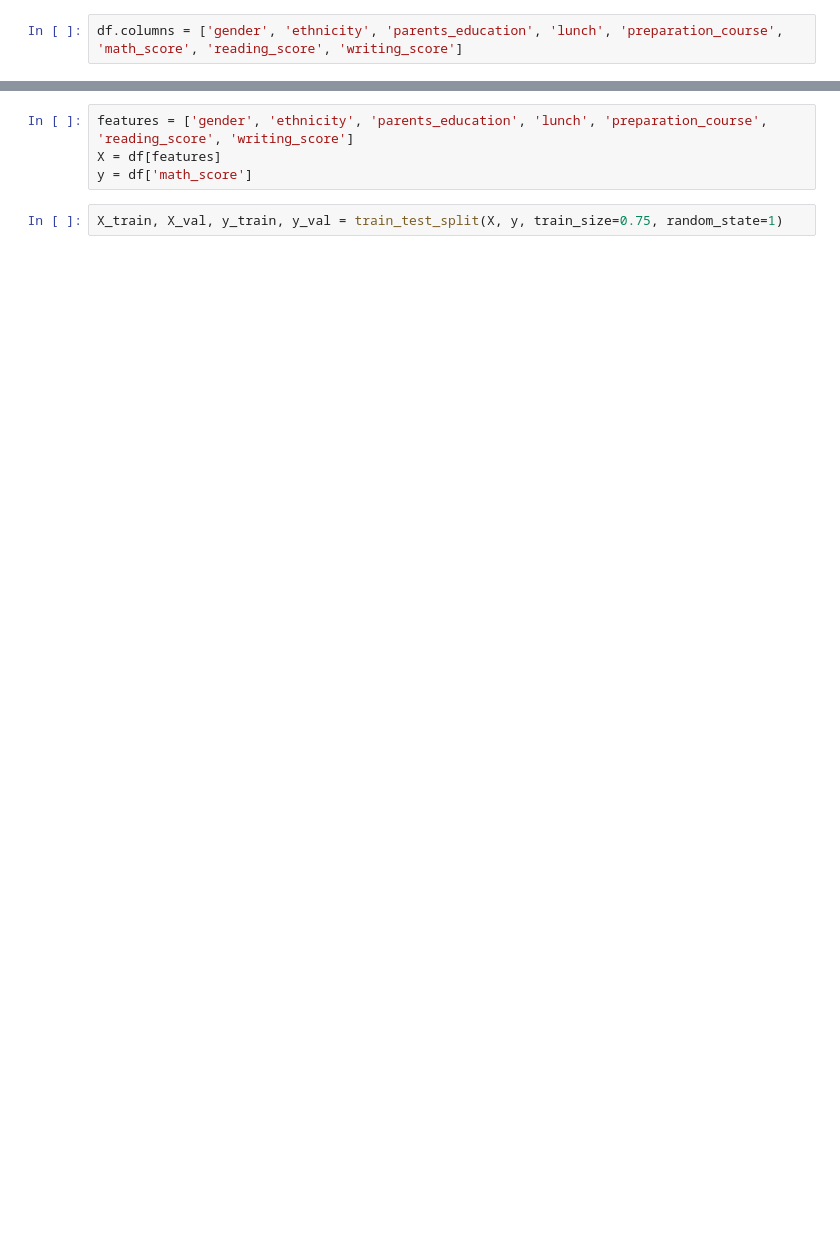
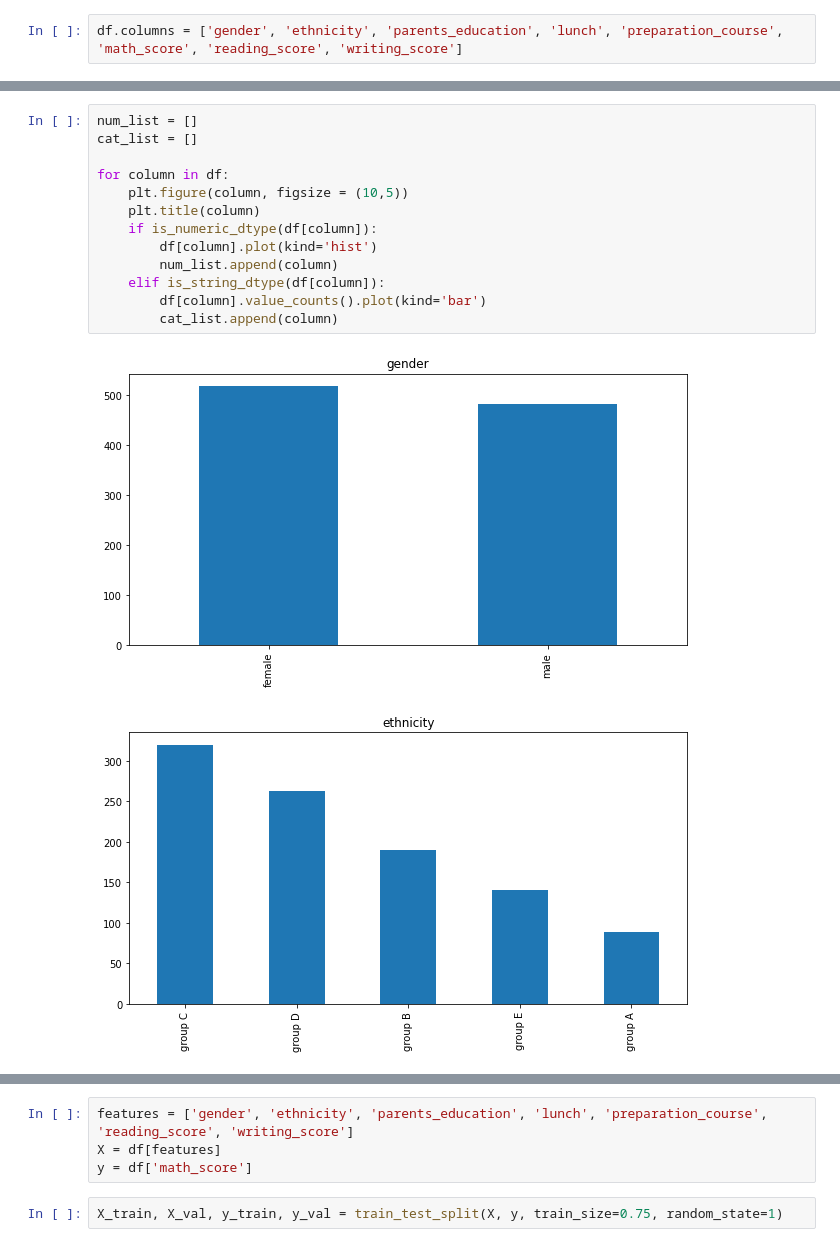
Before and after one commit to TuscanPy/data-science, a Jupyter notebook: Student Performance in Exams/studentperformance.ipynb, the cells around one changed output, grey strips where cells are left out. Cells and saved outputs as stored; diff of their text form; blank space fills up the shorter version.

Commit message:
Major update
Added visualizations, rewrote and cleaned up the code, added new models

```diff
--- a/Student Performance in Exams/studentperformance.ipynb
+++ b/Student Performance in Exams/studentperformance.ipynb
@@ -27,0 +80,16 @@ df
+# %%
+num_list = []
+cat_list = []
+
+for column in df:
+    plt.figure(column, figsize = (10,5))
+    plt.title(column)
+    if is_numeric_dtype(df[column]):
+        df[column].plot(kind='hist')
+        num_list.append(column)
+    elif is_string_dtype(df[column]):
+        df[column].value_counts().plot(kind='bar')
+        cat_list.append(column)
+# %% [output]
+[figure, added]
+[figure, added]
```
Also changed, not shown: parts of 16 cells of this notebook.
